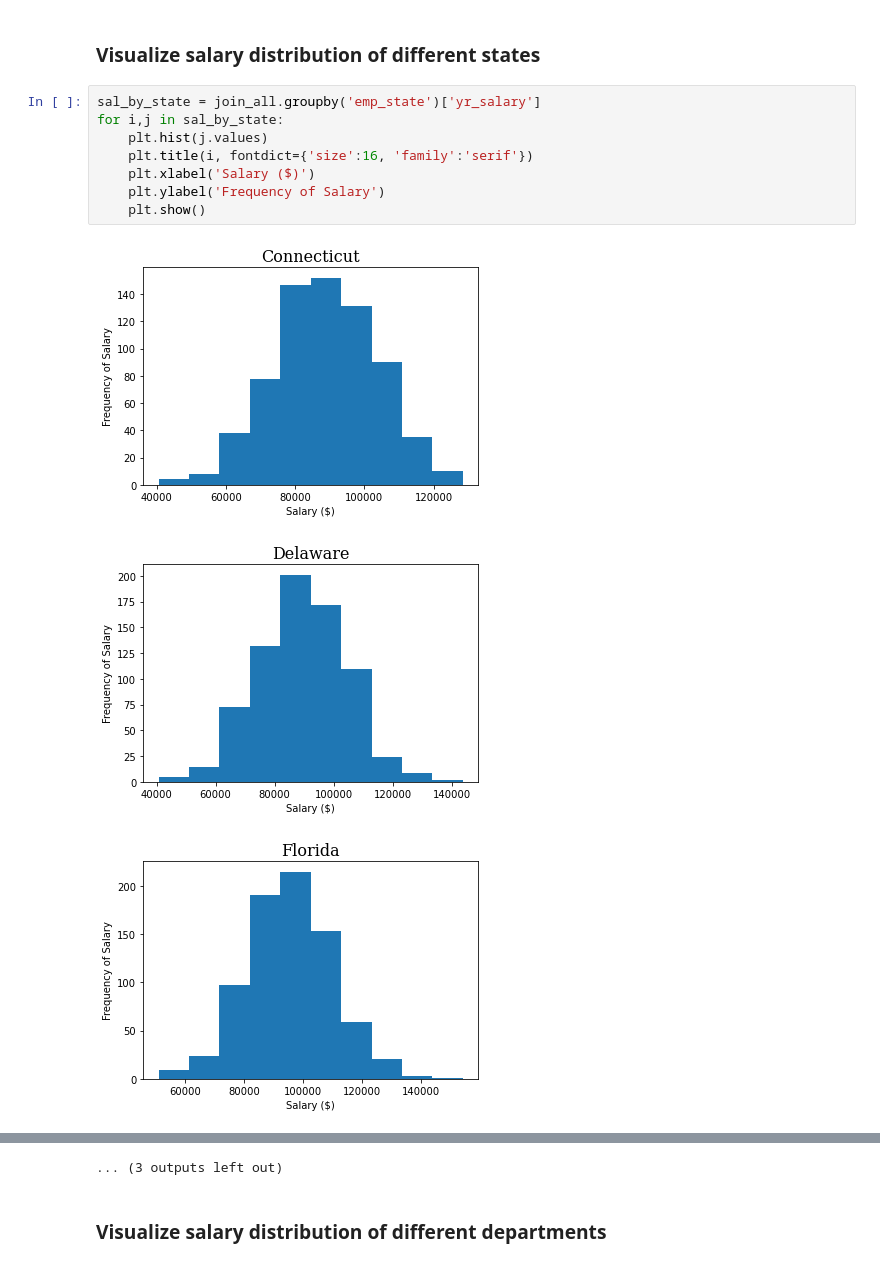
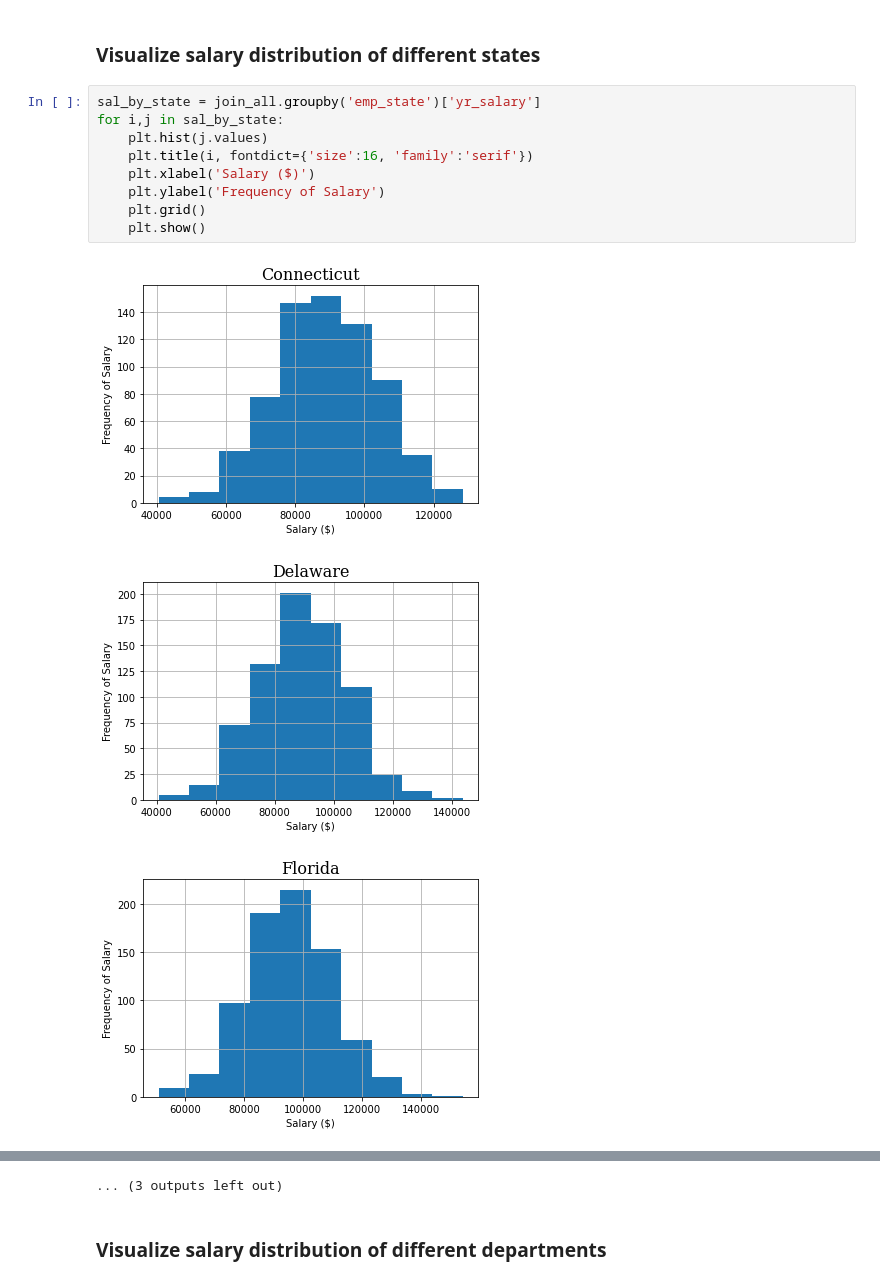
Before and after one commit to daksh-intwala/DATA_601, a Jupyter notebook: week07/homework/hw-07.ipynb, the cells around one changed output, grey strips where cells are left out. Cells and saved outputs as stored; diff of their text form.

```diff
--- a/week07/homework/hw-07.ipynb
+++ b/week07/homework/hw-07.ipynb
@@ -229,12 +238,13 @@ plt.grid()
 # %%
 sal_by_state = join_all.groupby('emp_state')['yr_salary']
 for i,j in sal_by_state:
     plt.hist(j.values)
     plt.title(i, fontdict={'size':16, 'family':'serif'})
     plt.xlabel('Salary ($)')
     plt.ylabel('Frequency of Salary')
+    plt.grid()
     plt.show()
 # %% [output]
-[figure, old version]
+[figure, new version]
-[figure, old version]
+[figure, new version]
-[figure, old version]
+[figure, new version]
```
Also changed, not shown: parts of 7 cells of this notebook.
